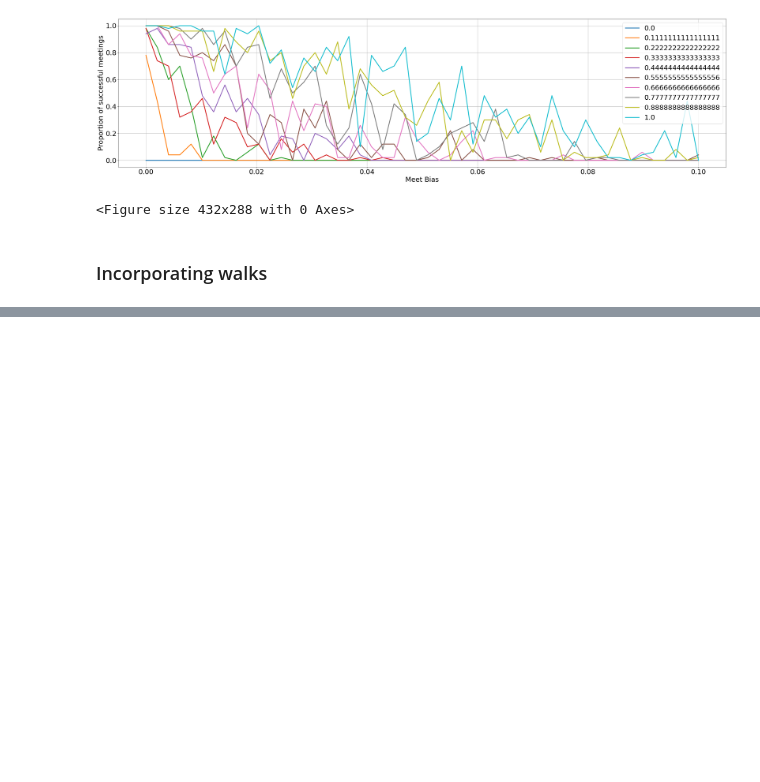
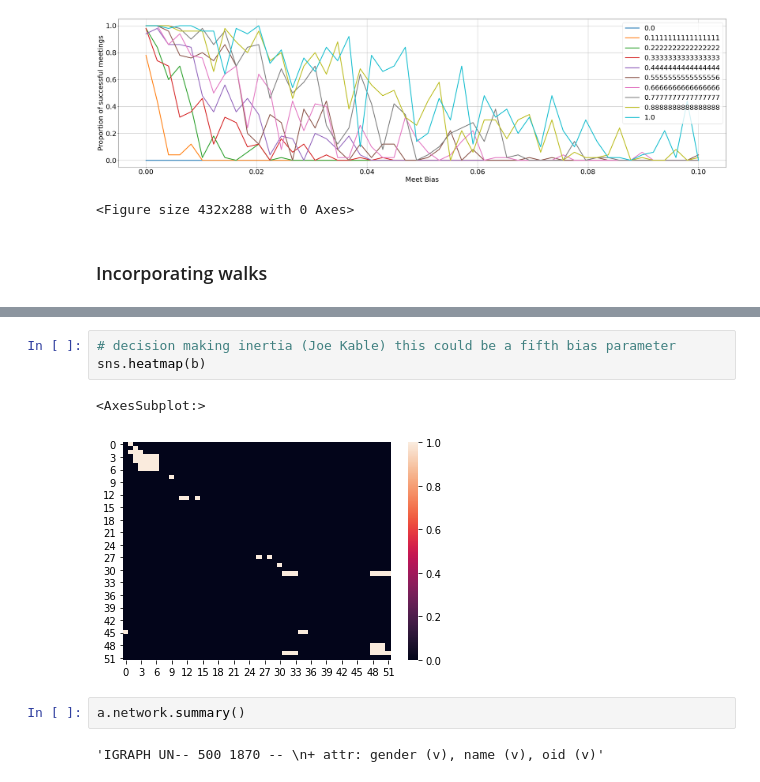
Before and after one commit to jastiso/modeling_citations, a Jupyter notebook: scripts/class_fn_test.ipynb, the cells around one changed output, grey strips where cells are left out. Saved outputs shown, nothing was run; the diff lists cells and outputs as text; blank space fills up the shorter version.

```diff
--- a/scripts/class_fn_test.ipynb
+++ b/scripts/class_fn_test.ipynb
@@ -1015,0 +1048,10 @@ plt.draw()
+# %%
+# decision making inertia (Joe Kable) this could be a fifth bias parameter
+sns.heatmap(b)
+# %% [output]
+<AxesSubplot:>
+[figure, added]
+# %%
+a.network.summary()
+# %% [output]
+'IGRAPH UN-- 500 1870 -- \n+ attr: gender (v), name (v), oid (v)'
```
Also changed, not shown: parts of 13 cells of this notebook.
